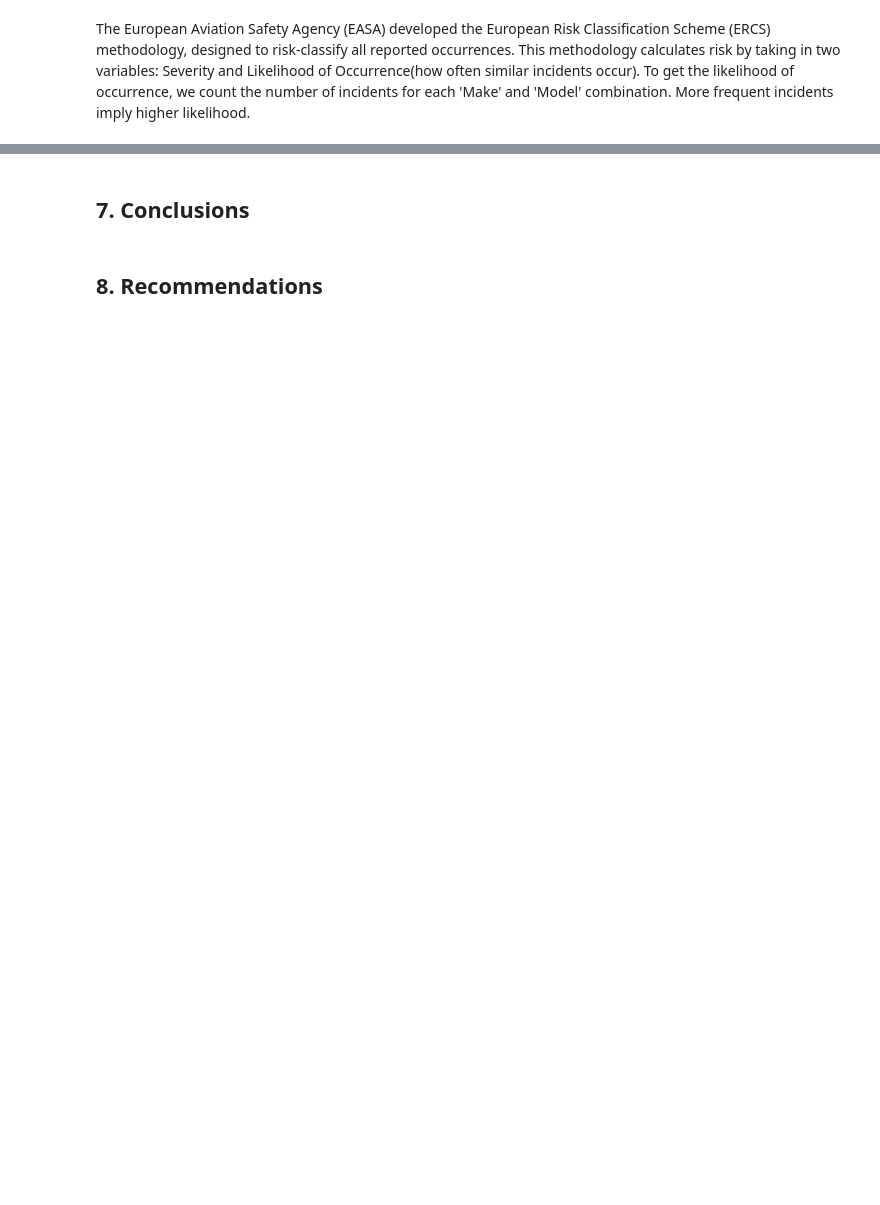
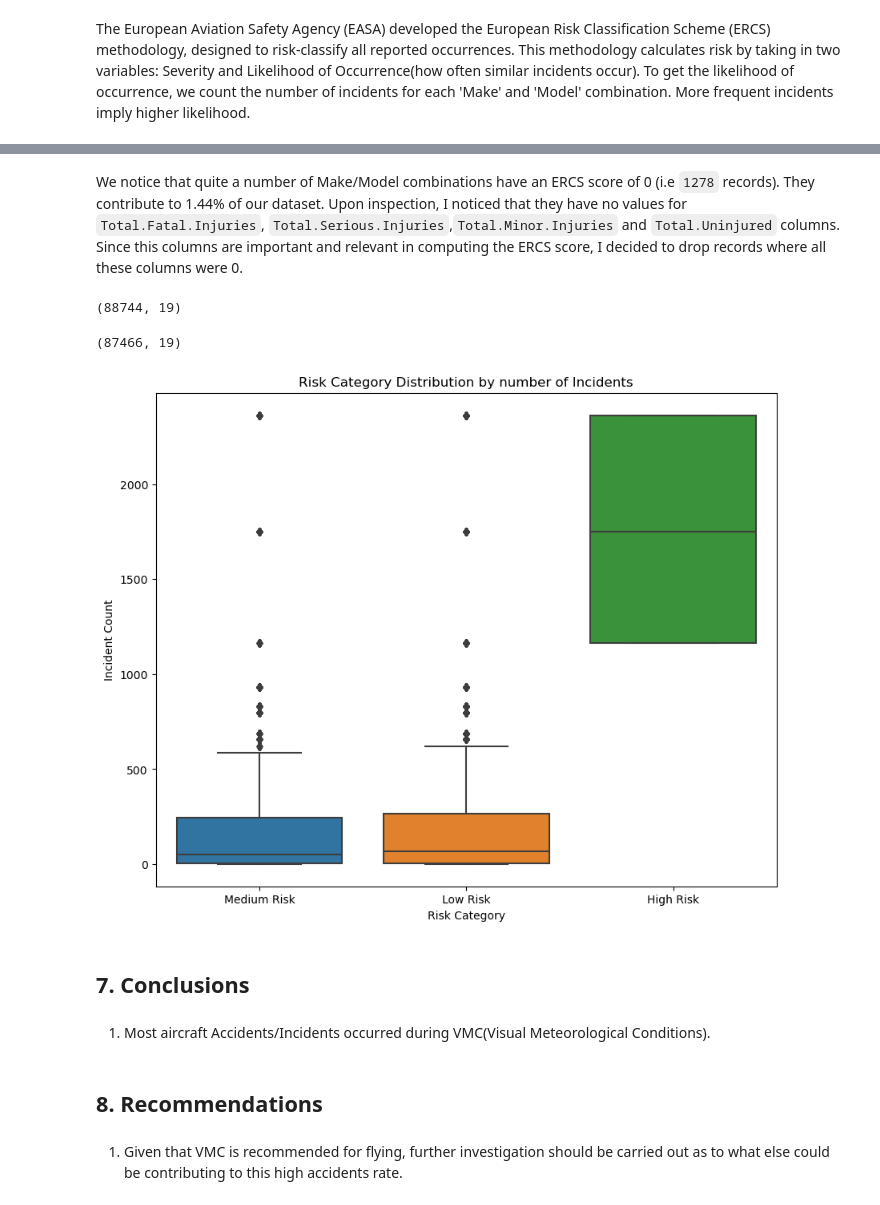
Before and after one commit to BandaVallary/aviation-accidents-analysis, a Jupyter notebook: aviation-accident-analysis.ipynb, the cells around one changed output, grey strips where cells are left out. Saved outputs shown, nothing was run; the diff lists cells and outputs as text; code cells hidden in the pictures; blank space fills up the shorter version.

```diff
--- a/aviation-accident-analysis.ipynb
+++ b/aviation-accident-analysis.ipynb
@@ -702,0 +785,7 @@ aviation_cleaned_copy6.head()
+# %% [markdown]
+We notice that quite a number of Make/Model combinations have an ERCS score of 0 (i.e `1278` records). They contribute to 1.44% of our dataset.
+Upon inspection, I noticed that they have no values for `Total.Fatal.Injuries`, `Total.Serious.Injuries`,`Total.Minor.Injuries` and `Total.Uninjured` columns. Since this columns are important and relevant in computing the ERCS score, I decided to drop records where all these columns were 0.
+# %%
+aviation_cleaned_copy6.shape
+# %% [output]
+(88744, 19)
@@ -703,4 +809,24 @@ aviation_cleaned_copy6.head()
+# %%
+aviation_filtered.shape
+# %% [output]
+(87466, 19)
+# %%
+#plot graph to show the datset distribution of Risk categories
+plt.figure(figsize = (10,8))
+
+# sns.barplot(x = 'Risk.Category', y = 'Incident.Count', data = aviation_cleaned_copy6, palette='viridis')
+sns.boxplot(x = 'Risk.Category', y = 'Incident.Count', data=aviation_cleaned_copy6)
+plt.title('Risk Category Distribution by number of Incidents')
+plt.xlabel ('Risk Category')
+plt.ylabel('Incident Count');
+# plt.legend(['text'], loc = 'upper right');
+# %% [output]
+[figure, added]
 # %% [markdown]
 ## 7. Conclusions
+# %% [markdown]
+1. Most aircraft Accidents/Incidents occurred during VMC(Visual Meteorological Conditions).
 # %% [markdown]
 ## 8. Recommendations
+# %% [markdown]
+1. Given that VMC is recommended for flying, further investigation should be carried out as to what else could be contributing to this high accidents rate.
```
Also changed, not shown: parts of 52 cells of this notebook, 2 other files.
